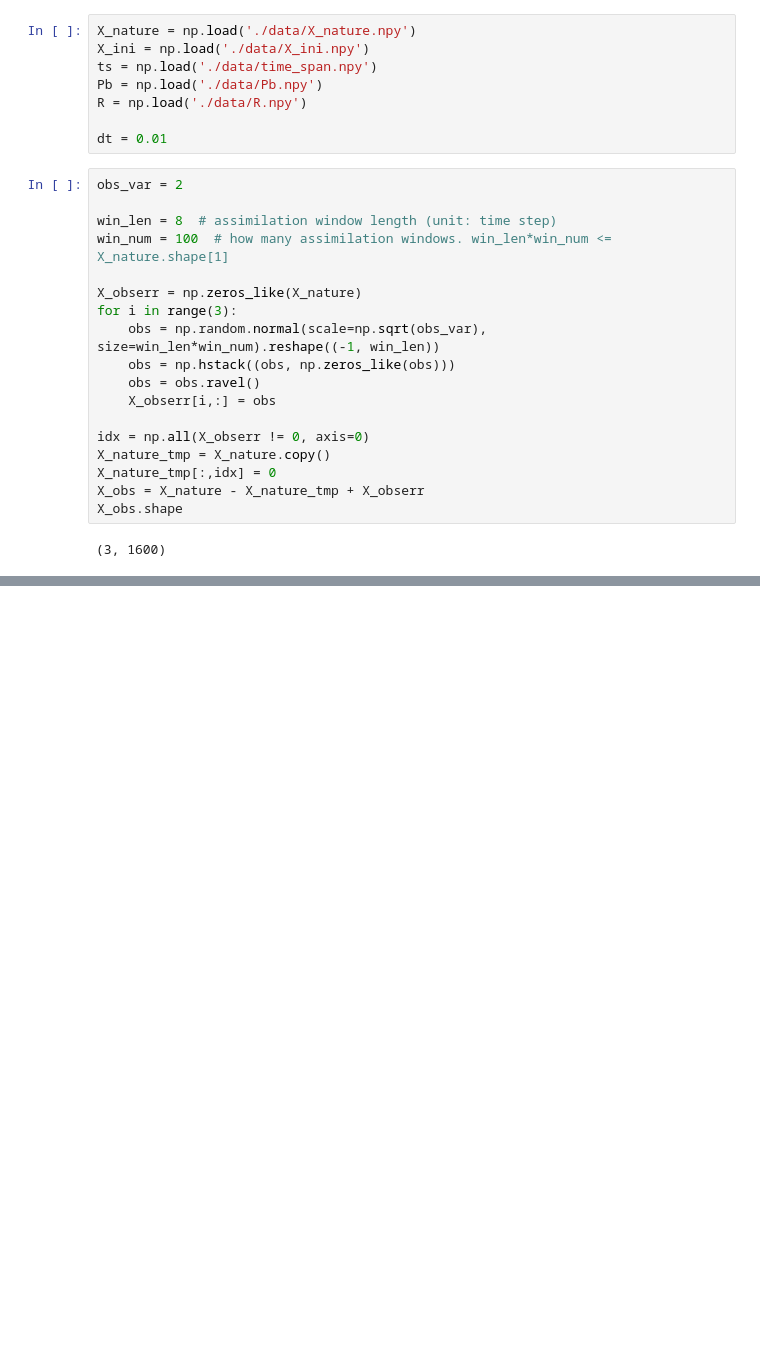
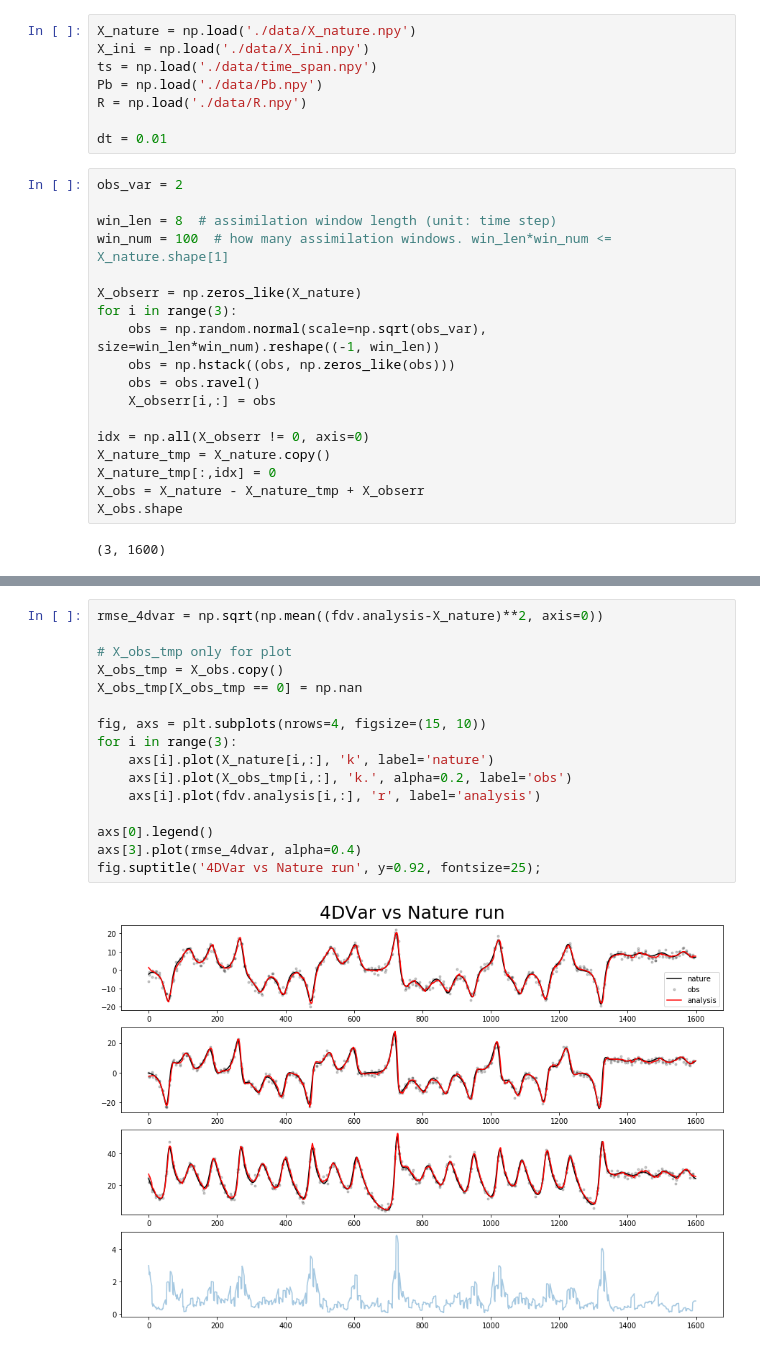
Before and after one commit to micky85lu/Data-Assimilation-Project, a Jupyter notebook: Untitled Folder/class4DVar.ipynb, the cells around one changed output, grey strips where cells are left out. Saved outputs shown, nothing was run; the diff lists cells and outputs as text; blank space fills up the shorter version.

```diff
--- a/Untitled Folder/class4DVar.ipynb
+++ b/Untitled Folder/class4DVar.ipynb
@@ -317,0 +349,18 @@ fig.suptitle('4DVar vs Nature run', y=0.92, fontsize=25);
+# %%
+rmse_4dvar = np.sqrt(np.mean((fdv.analysis-X_nature)**2, axis=0))
+
+# X_obs_tmp only for plot
+X_obs_tmp = X_obs.copy()
+X_obs_tmp[X_obs_tmp == 0] = np.nan
+
+fig, axs = plt.subplots(nrows=4, figsize=(15, 10))
+for i in range(3):
+    axs[i].plot(X_nature[i,:], 'k', label='nature')
+    axs[i].plot(X_obs_tmp[i,:], 'k.', alpha=0.2, label='obs')
+    axs[i].plot(fdv.analysis[i,:], 'r', label='analysis')
+
+axs[0].legend()
+axs[3].plot(rmse_4dvar, alpha=0.4)
+fig.suptitle('4DVar vs Nature run', y=0.92, fontsize=25);
+# %% [output]
+[figure, added]
```
Also changed, not shown: parts of 9 cells of this notebook, 35 other files.
